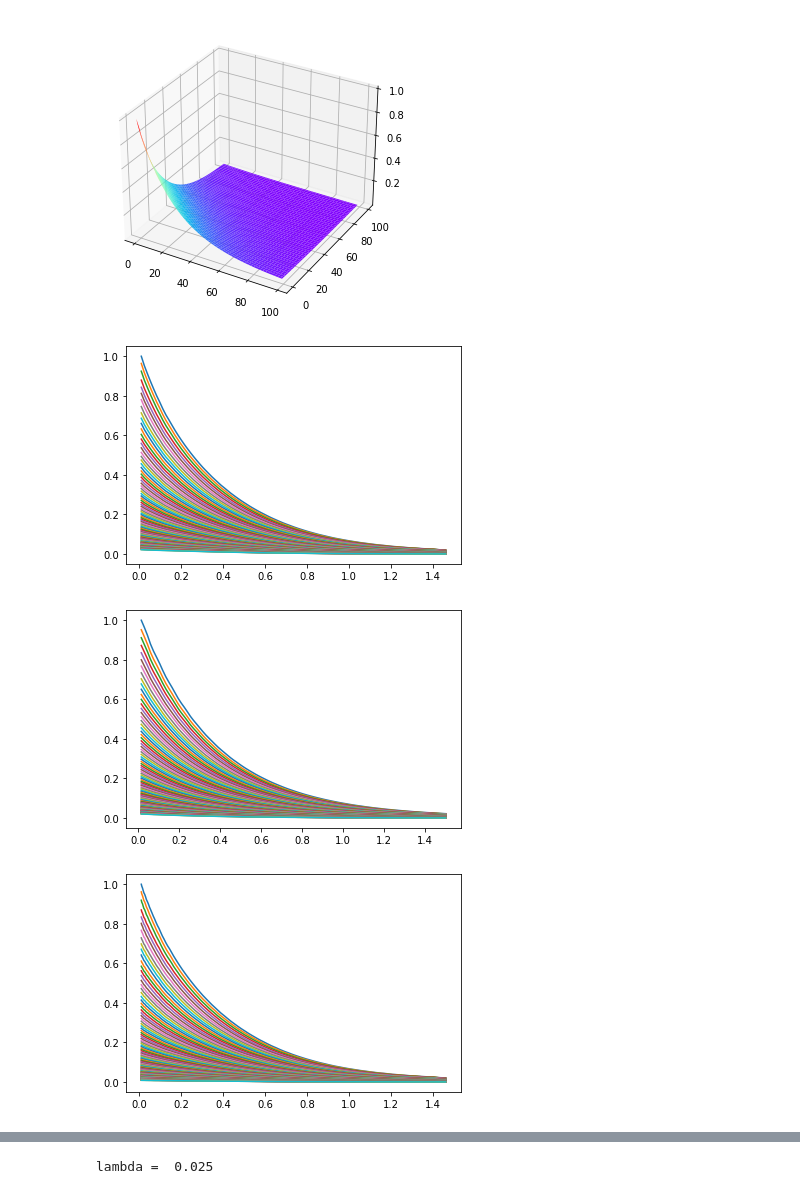
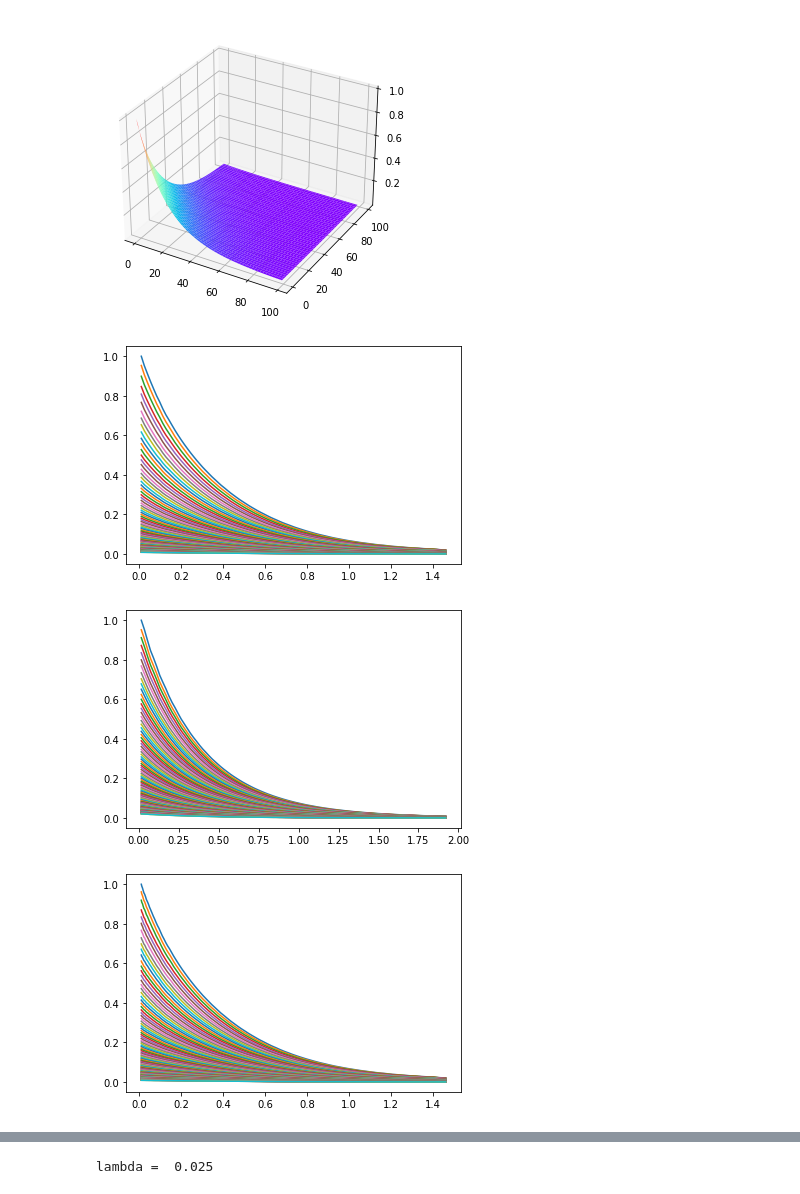
Before and after one commit to chenbo-cyber/DILT_ViT_2D, a Jupyter notebook: test_result.ipynb, the cells around one changed output, grey strips where cells are left out. Cells and saved outputs as stored; diff of their text form; code cells hidden in the pictures.

```diff
--- a/test_result.ipynb
+++ b/test_result.ipynb
@@ -1,27 +1,37 @@
 # %%
 import scipy.io as scio
 import numpy as np
-from scipy.interpolate import griddata
-from scipy.interpolate import Rbf
+from scipy.interpolate import interp2d
 import matplotlib.pyplot as plt
 from mpl_toolkits.mplot3d import Axes3D
 
-ori_data = scio.loadmat('Dataset/laplace2D_net_input.mat')
+ori_data = scio.loadmat('Dataset/DT2_net_input.mat')
 b = ori_data['b']
 t = ori_data['t']
-# laplace2D_net_input = ori_data['S']
+ori_s = ori_data['S']
 
-# t = t * 3 / 4
-# b = b * 5
-x, y = np.meshgrid(t, b)
-# x_new = np.linspace(np.min(t), np.max(t), 100)
-x_new = np.linspace(np.min(t), 1.5, 100)
+# ori_data = scio.loadmat('Dataset/T2-T2_mt50ms.mat')
+# b = ori_data['t1values'].T
+# t = ori_data['t1values'].T
+# ori_s = ori_data['TT2data']
+
+# ori_data = scio.loadmat('Dataset/TT2_net_input.mat')
+# b = ori_data['Tau1'].T
+# t = ori_data['Tau2'].T
+# ori_s = ori_data['s']
+
+# ori_data = scio.loadmat('Dataset/T1T2_net_input.mat')
+# b = ori_data['b'].T
+# t = ori_data['t'].T
+# ori_s = ori_data['S']
+
+x_new = np.linspace(np.min(t), np.max(t), 100)
 y_new = np.linspace(np.min(b), np.max(b), 100)
-# y_new = np.linspace(np.min(b), 1, 100)
-xx, yy = np.meshgrid(x_new, y_new)
-point = np.hstack((x.flatten()[:, None], y.flatten()[:, None]))
-laplace2D_net_input = griddata(point, ori_data['S'].reshape(-1), (xx, yy), method='linear')
-laplace2D_net_input = laplace2D_net_input / np.max(laplace2D_net_input)
+# x_new = np.linspace(np.min(t), 0.02, 100)
+# y_new = np.linspace(np.min(b), 0.02, 100)
+
+interp_func = interp2d(t, b, ori_s, kind='cubic')
+laplace2D_net_input = interp_func(x_new, y_new)
 
 figure = plt.figure(1)
 axes = Axes3D(figure)
@@ -40,10 +50,10 @@ plt.figure(3)
 plt.plot(x_new.T, laplace2D_net_input.T)
 
 plt.figure(4)
-plt.plot(b.T, ori_data['S'])
+plt.plot(b.T, ori_s)
 
 plt.figure(5)
-plt.plot(t.T, ori_data['S'].T)
+plt.plot(t.T, ori_s.T)
 
-np.save('Dataset/test_DT.npy', laplace2D_net_input)
+# np.save('Dataset/test_DT.npy', laplace2D_net_input)
 # %% [output]
@@ -50,6 +77,6 @@ np.save('Dataset/test_DT.npy', laplace2D_net_input)
-[figure, old version]
+[figure, new version]
-[figure, old version]
+[figure, new version]
-[figure, old version]
+[figure, new version]
 [figure]
 [figure]
 # %%
```
Also changed, not shown: parts of 3 cells of this notebook, 4 other files.
